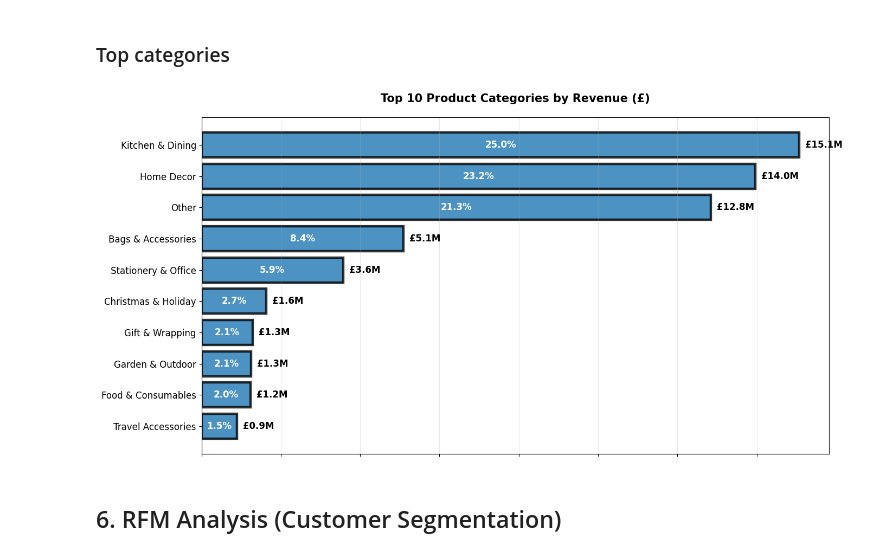
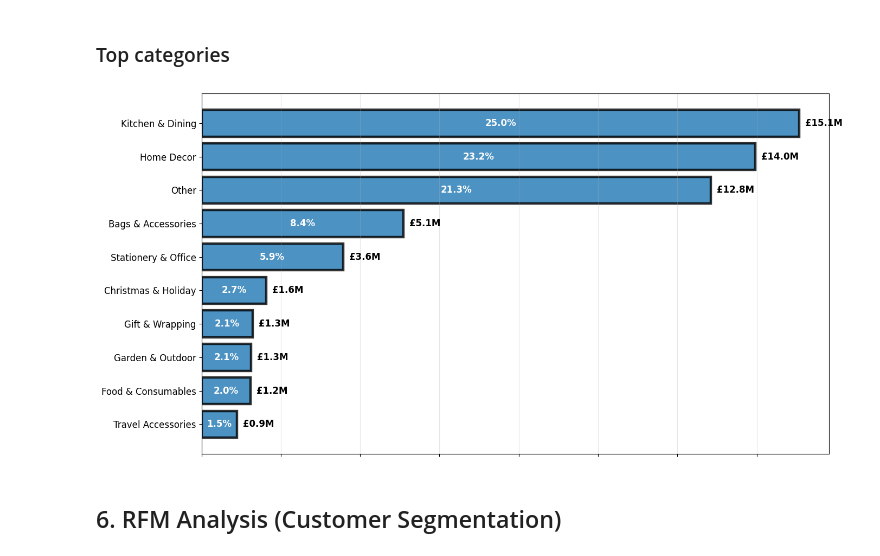
Before and after one commit to Papagiannopoulos/ecommerce-business-analytics, a Jupyter notebook: Program/E-commerce_Analysis.ipynb, the cells around one changed output. Drawn from its saved outputs; the diff is of its cells as text; code cells hidden in the pictures.

Commit message:
docs: visualization updates

```diff
--- a/Program/E-commerce_Analysis.ipynb
+++ b/Program/E-commerce_Analysis.ipynb
@@ -635,35 +634,35 @@ category_metrics = category_metrics.sort_values('total_revenue', ascending=False
 
 # Take top 10 categories only
 top10_categories = category_metrics.head(10)
 
 # Category Revenue Distribution (Top 10)
 plt.figure(figsize=(14, 7))
 revenue_data = top10_categories.sort_values('total_revenue', ascending=True)
 
 bars = plt.barh(range(len(revenue_data)), revenue_data['total_revenue'],
                 color=['#1f77b4'], alpha=0.8, edgecolor='black', linewidth=3.2)
 
 plt.yticks(range(len(revenue_data)), revenue_data.index, fontsize=12)
 plt.xlabel('')
-plt.title('Top 10 Product Categories by Revenue (£)', fontsize=15, fontweight='bold', pad=20)
+#plt.title('Top 10 Product Categories by Revenue (£)', fontsize=15, fontweight='bold', pad=20)
 plt.grid(axis='x', alpha=0.3)
 plt.gca().xaxis.set_major_formatter(plt.FuncFormatter(lambda x, p: f'£{x/1e6:.1f}M'))
 
 for i, v in enumerate(revenue_data['total_revenue']):
     plt.text(v + max(revenue_data['total_revenue']) * 0.01, i, f'£{v/1e6:.1f}M',
              va='center', fontsize=12, fontweight='bold')
 
 for i, (idx, row) in enumerate(revenue_data.iterrows()):
     pct = row['revenue_percentage']
     plt.text(row['total_revenue']/2, i, f'{pct}%',
              ha='center', va='center', fontsize=12, fontweight='bold', color='white')
 
 plt.gca().set_xticklabels([])
 
 plt.tight_layout()
 plt.show()
 # %% [output]
-[figure, old version]
+[figure, new version]
 # %% [markdown]
 ##  6. RFM Analysis (Customer Segmentation)
 # %%
```
Also changed, not shown: parts of 6 cells of this notebook, 6 other files.
